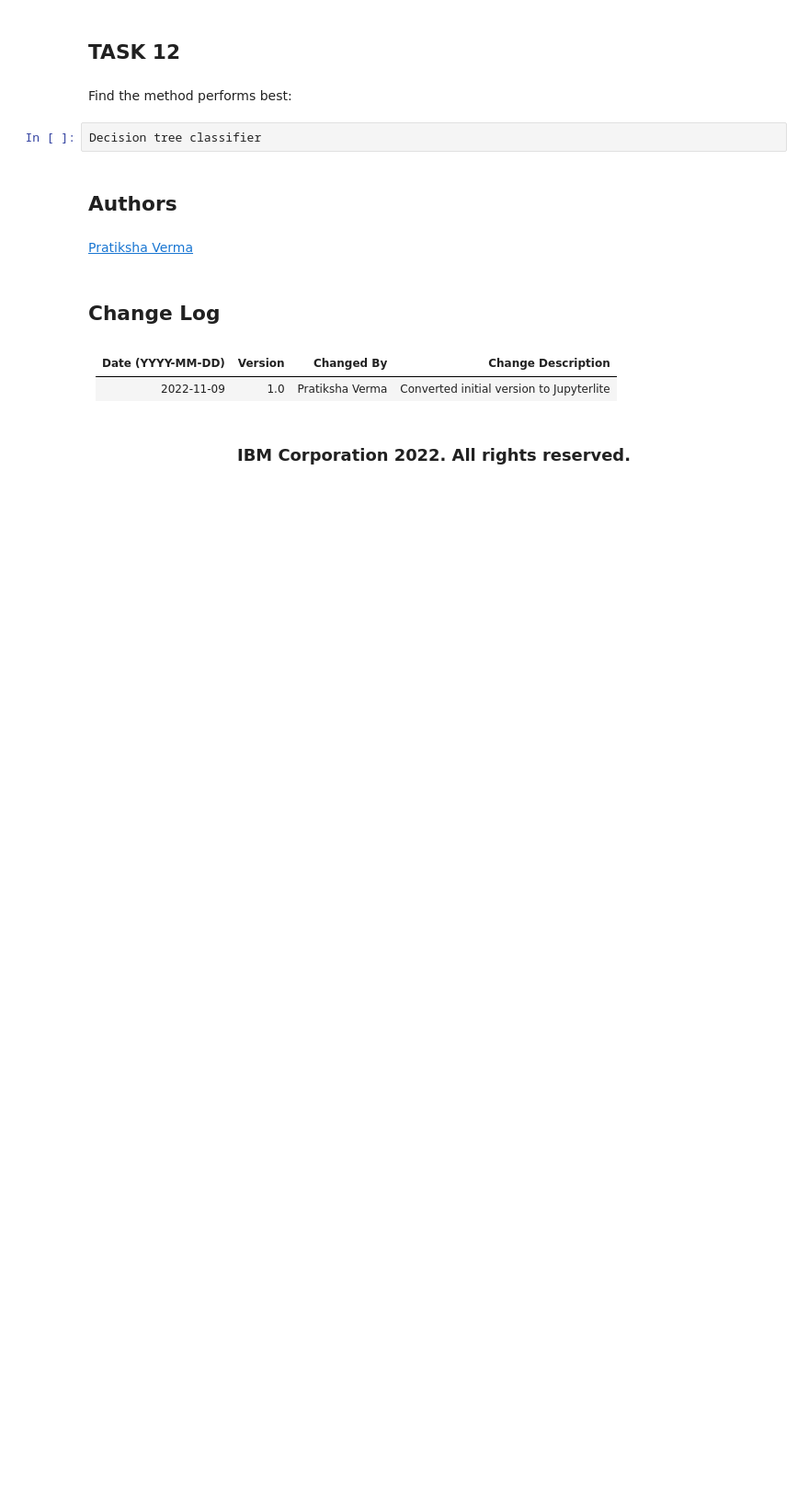
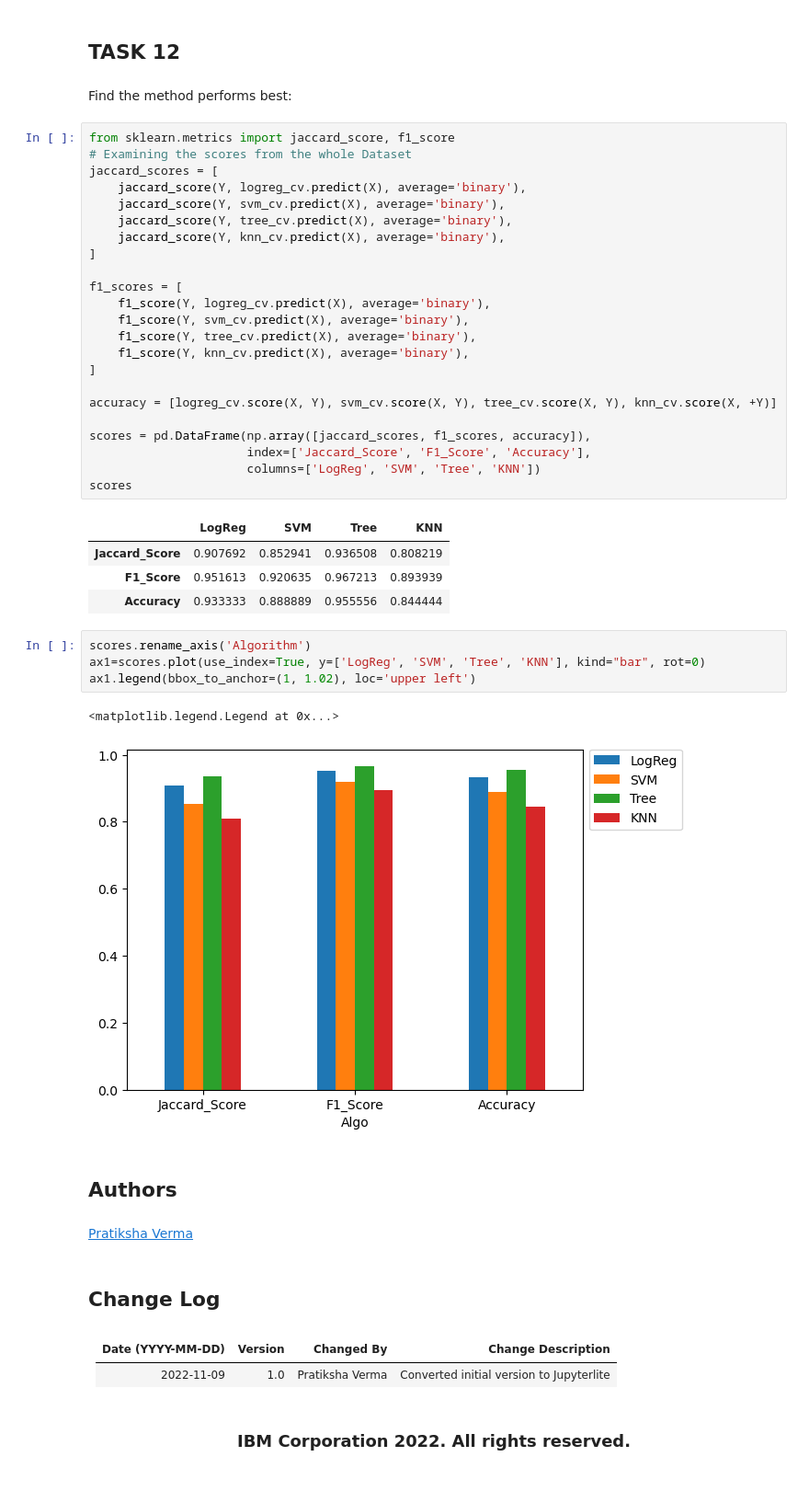
Before and after one commit to manojabhole/DataScienceCapstone, a Jupyter notebook: SpaceX_Machine_Learning_Prediction_Part_5.jupyterlite(1).ipynb, the cells around one changed output. Shown: that part at 92% size. Cells and saved outputs as stored; diff of their text form; blank space fills up the shorter version.

```diff
--- a/SpaceX_Machine_Learning_Prediction_Part_5.jupyterlite(1).ipynb
+++ b/SpaceX_Machine_Learning_Prediction_Part_5.jupyterlite(1).ipynb
@@ -345,8 +355,41 @@ plot_confusion_matrix(Y_test,yhat)
 ## TASK  12
 # %% [markdown]
 Find the method performs best:
-# %%
-Decision tree classifier
+# %%
+from sklearn.metrics import jaccard_score, f1_score
+# Examining the scores from the whole Dataset
+jaccard_scores = [
+    jaccard_score(Y, logreg_cv.predict(X), average='binary'),
+    jaccard_score(Y, svm_cv.predict(X), average='binary'),
+    jaccard_score(Y, tree_cv.predict(X), average='binary'),
+    jaccard_score(Y, knn_cv.predict(X), average='binary'),
+]
+
+f1_scores = [
+    f1_score(Y, logreg_cv.predict(X), average='binary'),
+    f1_score(Y, svm_cv.predict(X), average='binary'),
+    f1_score(Y, tree_cv.predict(X), average='binary'),
+    f1_score(Y, knn_cv.predict(X), average='binary'),
+]
+
+accuracy = [logreg_cv.score(X, Y), svm_cv.score(X, Y), tree_cv.score(X, Y), knn_cv.score(X, +Y)]
+
+scores = pd.DataFrame(np.array([jaccard_scores, f1_scores, accuracy]),
+                      index=['Jaccard_Score', 'F1_Score', 'Accuracy'],
+                      columns=['LogReg', 'SVM', 'Tree', 'KNN'])
+scores
+# %% [output]
+|  | LogReg | SVM | Tree | KNN |
+| Jaccard_Score | 0.907692 | 0.852941 | 0.936508 | 0.808219 |
+| F1_Score | 0.951613 | 0.920635 | 0.967213 | 0.893939 |
+| Accuracy | 0.933333 | 0.888889 | 0.955556 | 0.844444 |
+# %%
+scores.rename_axis('Algorithm')
+ax1=scores.plot(use_index=True, y=['LogReg', 'SVM', 'Tree', 'KNN'], kind="bar", rot=0)
+ax1.legend(bbox_to_anchor=(1, 1.02), loc='upper left')
+# %% [output]
+<matplotlib.legend.Legend at 0x...>
+[figure, added]
 # %% [markdown]
 ## Authors
 # %% [markdown]
```
Also changed, not shown: parts of 15 cells of this notebook, 1 other file.
